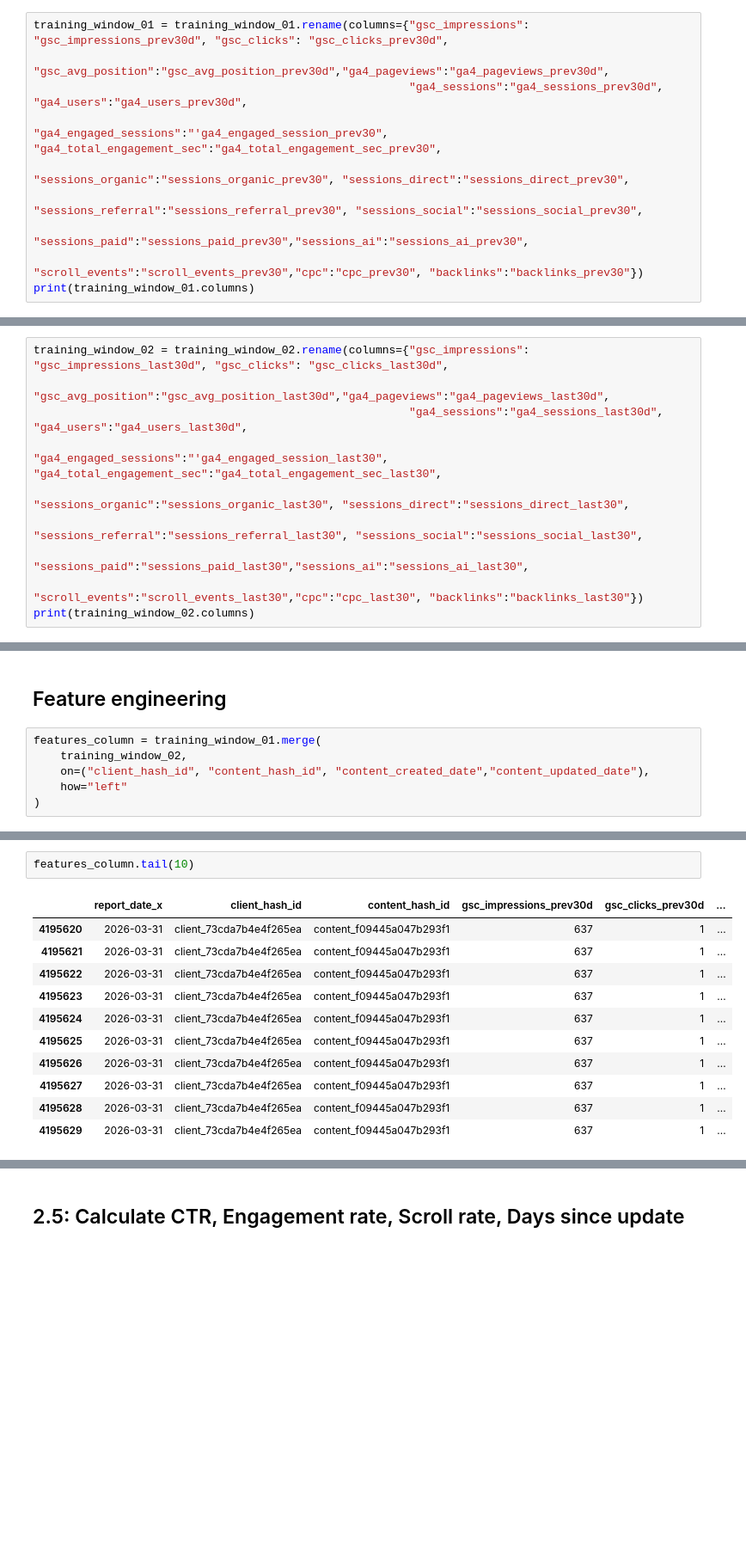
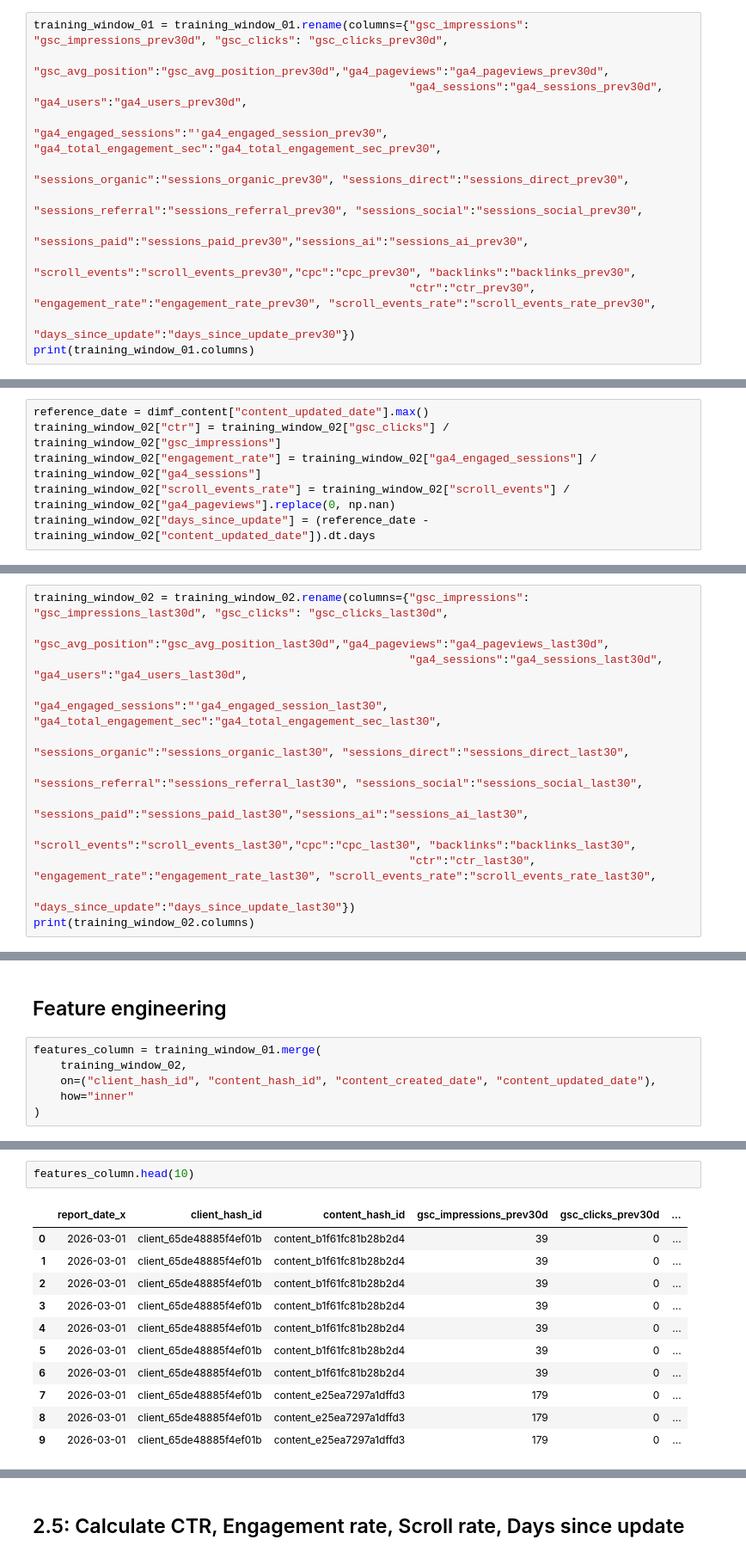
Before and after one commit to MuhammadFaizan0023/FlyRank_ML_internship_repo, a Jupyter notebook: work/notebooks/w04_baseline_score.ipynb, the cells around one changed output, grey strips where cells are left out. Shown at 86% size. Saved outputs shown, nothing was run; the diff lists cells and outputs as text; blank space fills up the shorter version.

```diff
--- a/work/notebooks/w04_baseline_score.ipynb
+++ b/work/notebooks/w04_baseline_score.ipynb
@@ -386,7 +442,9 @@ training_window_01 = training_window_01.rename(columns={"gsc_impressions": "gsc_
                                                         "sessions_organic":"sessions_organic_prev30", "sessions_direct":"sessions_direct_prev30",
                                                         "sessions_referral":"sessions_referral_prev30", "sessions_social":"sessions_social_prev30",
                                                         "sessions_paid":"sessions_paid_prev30","sessions_ai":"sessions_ai_prev30",
-                                                        "scroll_events":"scroll_events_prev30","cpc":"cpc_prev30", "backlinks":"backlinks_prev30"})
+                                                        "scroll_events":"scroll_events_prev30","cpc":"cpc_prev30", "backlinks":"backlinks_prev30",
+                                                        "ctr":"ctr_prev30", "engagement_rate":"engagement_rate_prev30", "scroll_events_rate":"scroll_events_rate_prev30",
+                                                        "days_since_update":"days_since_update_prev30"})
 print(training_window_01.columns)
 # %% [output]
 Index(['report_date', 'client_hash_id', 'content_hash_id',
@@ -421 +477,7 @@ Index(['report_date', 'client_hash_id', 'content_hash_id',
       dtype='object')
+# %%
+reference_date = dimf_content["content_updated_date"].max()
+training_window_02["ctr"] = training_window_02["gsc_clicks"] / training_window_02["gsc_impressions"]
+training_window_02["engagement_rate"] = training_window_02["ga4_engaged_sessions"] / training_window_02["ga4_sessions"]
+training_window_02["scroll_events_rate"] = training_window_02["scroll_events"] / training_window_02["ga4_pageviews"].replace(0, np.nan)
+training_window_02["days_since_update"] = (reference_date - training_window_02["content_updated_date"]).dt.days
@@ -427,7 +510,9 @@ training_window_02 = training_window_02.rename(columns={"gsc_impressions": "gsc_
                                                         "sessions_organic":"sessions_organic_last30", "sessions_direct":"sessions_direct_last30",
                                                         "sessions_referral":"sessions_referral_last30", "sessions_social":"sessions_social_last30",
                                                         "sessions_paid":"sessions_paid_last30","sessions_ai":"sessions_ai_last30",
-                                                        "scroll_events":"scroll_events_last30","cpc":"cpc_last30", "backlinks":"backlinks_last30"})
+                                                        "scroll_events":"scroll_events_last30","cpc":"cpc_last30", "backlinks":"backlinks_last30",
+                                                        "ctr":"ctr_last30", "engagement_rate":"engagement_rate_last30", "scroll_events_rate":"scroll_events_rate_last30",
+                                                        "days_since_update":"days_since_update_last30"})
 print(training_window_02.columns)
 # %% [output]
 Index(['report_date', 'client_hash_id', 'content_hash_id',
@@ -462,8 +548,8 @@ Index(['report_date', 'client_hash_id', 'content_hash_id', 'gsc_impressions',
 # %%
 features_column = training_window_01.merge(
     training_window_02,
-    on=("client_hash_id", "content_hash_id", "content_created_date","content_updated_date"),
-    how="left"
+    on=("client_hash_id", "content_hash_id", "content_created_date", "content_updated_date"),
+    how="inner"
 )
 # %%
 features_column.columns
@@ -488,15 +573,15 @@ Index(['report_date_x', 'client_hash_id', 'content_hash_id',
       dtype='object')
 # %%
-features_column.tail(10)
+features_column.head(10)
 # %% [output]
 |  | report_date_x | client_hash_id | content_hash_id | gsc_impressions_prev30d | gsc_clicks_prev30d | ... |
-| 4195620 | 2026-03-31 | client_73cda7b4e4f265ea | content_f09445a047b293f1 | 637 | 1 | ... |
-| 4195621 | 2026-03-31 | client_73cda7b4e4f265ea | content_f09445a047b293f1 | 637 | 1 | ... |
-| 4195622 | 2026-03-31 | client_73cda7b4e4f265ea | content_f09445a047b293f1 | 637 | 1 | ... |
-| 4195623 | 2026-03-31 | client_73cda7b4e4f265ea | content_f09445a047b293f1 | 637 | 1 | ... |
-| 4195624 | 2026-03-31 | client_73cda7b4e4f265ea | content_f09445a047b293f1 | 637 | 1 | ... |
-| 4195625 | 2026-03-31 | client_73cda7b4e4f265ea | content_f09445a047b293f1 | 637 | 1 | ... |
-| 4195626 | 2026-03-31 | client_73cda7b4e4f265ea | content_f09445a047b293f1 | 637 | 1 | ... |
-| 4195627 | 2026-03-31 | client_73cda7b4e4f265ea | content_f09445a047b293f1 | 637 | 1 | ... |
-| 4195628 | 2026-03-31 | client_73cda7b4e4f265ea | content_f09445a047b293f1 | 637 | 1 | ... |
-| 4195629 | 2026-03-31 | client_73cda7b4e4f265ea | content_f09445a047b293f1 | 637 | 1 | ... |
+| 0 | 2026-03-01 | client_65de48885f4ef01b | content_b1f61fc81b28b2d4 | 39 | 0 | ... |
+| 1 | 2026-03-01 | client_65de48885f4ef01b | content_b1f61fc81b28b2d4 | 39 | 0 | ... |
+| 2 | 2026-03-01 | client_65de48885f4ef01b | content_b1f61fc81b28b2d4 | 39 | 0 | ... |
+| 3 | 2026-03-01 | client_65de48885f4ef01b | content_b1f61fc81b28b2d4 | 39 | 0 | ... |
+| 4 | 2026-03-01 | client_65de48885f4ef01b | content_b1f61fc81b28b2d4 | 39 | 0 | ... |
+| 5 | 2026-03-01 | client_65de48885f4ef01b | content_b1f61fc81b28b2d4 | 39 | 0 | ... |
+| 6 | 2026-03-01 | client_65de48885f4ef01b | content_b1f61fc81b28b2d4 | 39 | 0 | ... |
+| 7 | 2026-03-01 | client_65de48885f4ef01b | content_e25ea7297a1dffd3 | 179 | 0 | ... |
+| 8 | 2026-03-01 | client_65de48885f4ef01b | content_e25ea7297a1dffd3 | 179 | 0 | ... |
+| 9 | 2026-03-01 | client_65de48885f4ef01b | content_e25ea7297a1dffd3 | 179 | 0 | ... |
```
Also changed, not shown: parts of 24 cells of this notebook.
